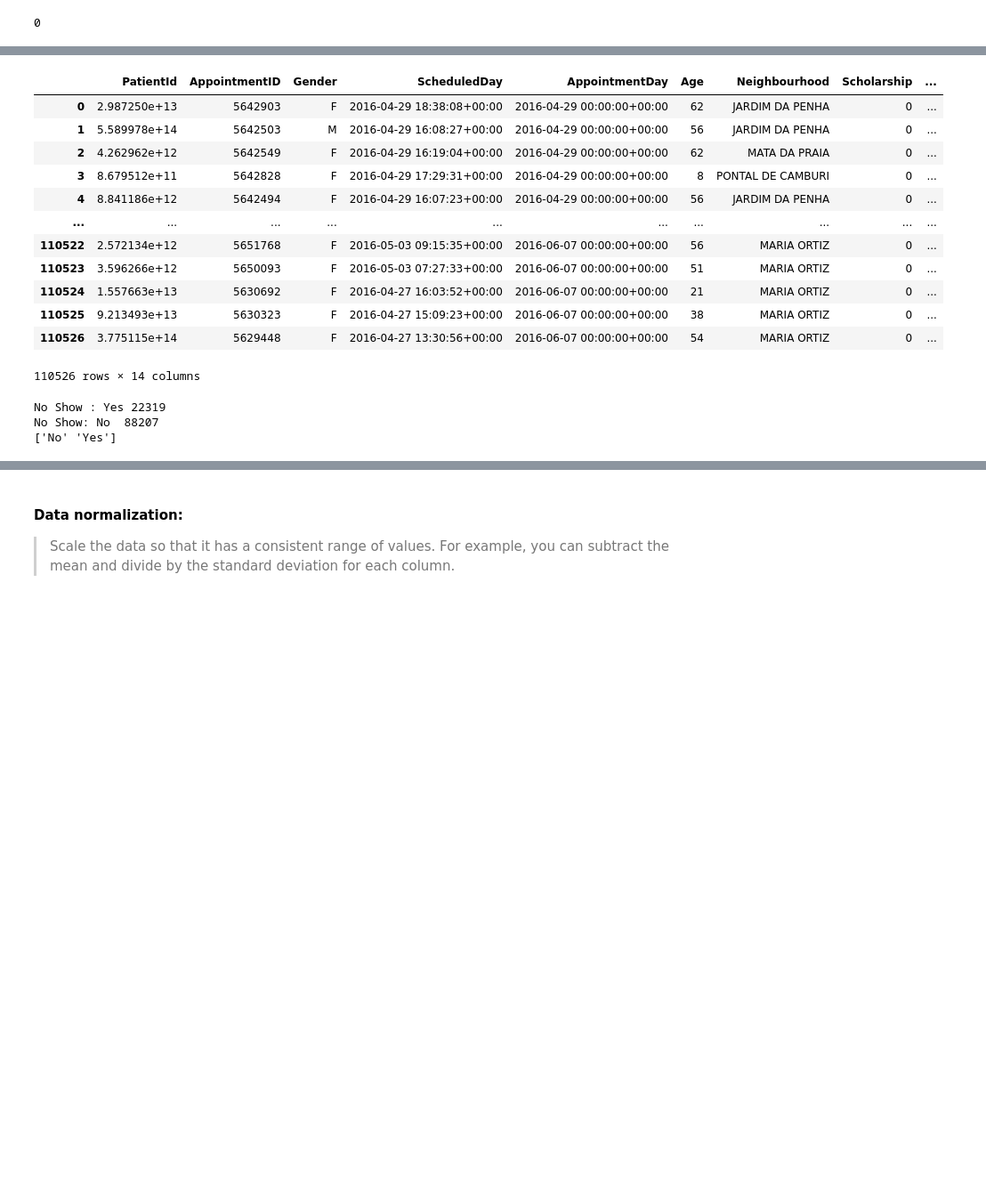
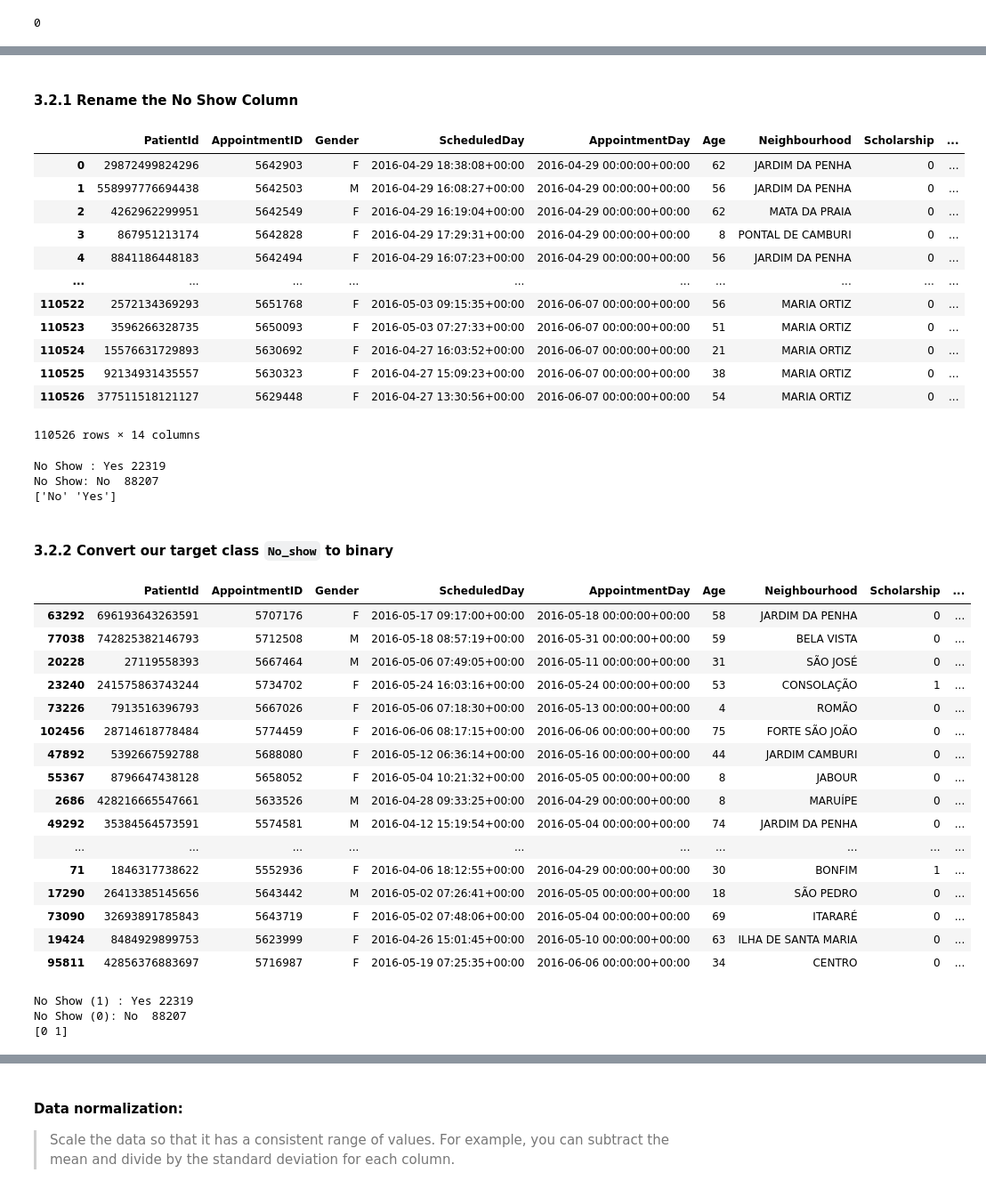
Before and after one commit to philipobiorah/no_show_appointments, a Jupyter notebook: No_show_appointments.ipynb, the cells around one changed output, grey strips where cells are left out. Shown at 89% size. Cells and saved outputs as stored; diff of their text form; code cells hidden in the pictures; blank space fills up the shorter version.

```diff
--- a/No_show_appointments.ipynb
+++ b/No_show_appointments.ipynb
@@ -300,11 +309,11 @@ dtype: object
 # %%
-#We fix the inconsistencies in the data
-# Let remove rows with negative or invalide age values
-#df[(df.Handcap == 0 | df.Handcap == 1)]
-df_clean = df_clean[(df_clean['Handcap'] == 0) | (df_clean['Handcap'] == 1)]
-
-#Text that inconsistent datatypes has been removed form `Handcap` column
+#Fix inconsistencis in the Handicap values by replacing values greater than 0 with 1
 print("Handicap unique values: ")
+print(df_clean['Handcap'].unique())
+## Let remove replace the Handicap values greater than 0 with 1 Handicap unique values: [0 1 2 3 4]
+df_clean['Handcap'].replace([2, 3, 4], 1, inplace=True)
+#Test that inconsistent datatypes has been removed form `Handcap` column
+print("Test : Handicap unique values: ")
 print(df_clean.Handcap.unique())
 # %% [output]
 Handicap unique values:
@@ -318,0 +334,5 @@ print(len(df_clean[(df_clean['Age'] < 0) |( df_clean['Age'] > 120)]))
+# %%
+# Convert `PatientID` column form Float to Integer
+df_clean['PatientId'] = df_clean['PatientId'].astype('int64')
+# Test  Convert `PatientID` column form Float to Integer
+df_clean
@@ -321,22 +355,24 @@ print(len(df_clean[(df_clean['Age'] < 0) |( df_clean['Age'] > 120)]))
 > Convert categorical data into numerical data. For example, you can convert the "Gender" column into a binary variable with 1 indicating female and 0 indicating male.
 Aggregate data into summary statistics. For example, you can calculate the mean, median, and standard deviation for the "Age" column.    To improve data quality and usability of data we rename the No-Show column
+# %% [markdown]
+#### 3.2.1  Rename the No Show Column
 # %%
 #we rename the No-Show
 df_clean = df_clean.rename(columns={'No-show':'No_show'})
 df_clean
 # %% [output]
 |  | PatientId | AppointmentID | Gender | ScheduledDay | AppointmentDay | Age | Neighbourhood | Scholarship | ... |
-| 0 | 2.987250e+13 | 5642903 | F | 2016-04-29 18:38:08+00:00 | 2016-04-29 00:00:00+00:00 | 62 | JARDIM DA PENHA | 0 | ... |
-| 1 | 5.589978e+14 | 5642503 | M | 2016-04-29 16:08:27+00:00 | 2016-04-29 00:00:00+00:00 | 56 | JARDIM DA PENHA | 0 | ... |
-| 2 | 4.262962e+12 | 5642549 | F | 2016-04-29 16:19:04+00:00 | 2016-04-29 00:00:00+00:00 | 62 | MATA DA PRAIA | 0 | ... |
-| 3 | 8.679512e+11 | 5642828 | F | 2016-04-29 17:29:31+00:00 | 2016-04-29 00:00:00+00:00 | 8 | PONTAL DE CAMBURI | 0 | ... |
-| 4 | 8.841186e+12 | 5642494 | F | 2016-04-29 16:07:23+00:00 | 2016-04-29 00:00:00+00:00 | 56 | JARDIM DA PENHA | 0 | ... |
+| 0 | 29872499824296 | 5642903 | F | 2016-04-29 18:38:08+00:00 | 2016-04-29 00:00:00+00:00 | 62 | JARDIM DA PENHA | 0 | ... |
+| 1 | 558997776694438 | 5642503 | M | 2016-04-29 16:08:27+00:00 | 2016-04-29 00:00:00+00:00 | 56 | JARDIM DA PENHA | 0 | ... |
+| 2 | 4262962299951 | 5642549 | F | 2016-04-29 16:19:04+00:00 | 2016-04-29 00:00:00+00:00 | 62 | MATA DA PRAIA | 0 | ... |
+| 3 | 867951213174 | 5642828 | F | 2016-04-29 17:29:31+00:00 | 2016-04-29 00:00:00+00:00 | 8 | PONTAL DE CAMBURI | 0 | ... |
+| 4 | 8841186448183 | 5642494 | F | 2016-04-29 16:07:23+00:00 | 2016-04-29 00:00:00+00:00 | 56 | JARDIM DA PENHA | 0 | ... |
 | ... | ... | ... | ... | ... | ... | ... | ... | ... | ... |
-| 110522 | 2.572134e+12 | 5651768 | F | 2016-05-03 09:15:35+00:00 | 2016-06-07 00:00:00+00:00 | 56 | MARIA ORTIZ | 0 | ... |
-| 110523 | 3.596266e+12 | 5650093 | F | 2016-05-03 07:27:33+00:00 | 2016-06-07 00:00:00+00:00 | 51 | MARIA ORTIZ | 0 | ... |
-| 110524 | 1.557663e+13 | 5630692 | F | 2016-04-27 16:03:52+00:00 | 2016-06-07 00:00:00+00:00 | 21 | MARIA ORTIZ | 0 | ... |
-| 110525 | 9.213493e+13 | 5630323 | F | 2016-04-27 15:09:23+00:00 | 2016-06-07 00:00:00+00:00 | 38 | MARIA ORTIZ | 0 | ... |
-| 110526 | 3.775115e+14 | 5629448 | F | 2016-04-27 13:30:56+00:00 | 2016-06-07 00:00:00+00:00 | 54 | MARIA ORTIZ | 0 | ... |
+| 110522 | 2572134369293 | 5651768 | F | 2016-05-03 09:15:35+00:00 | 2016-06-07 00:00:00+00:00 | 56 | MARIA ORTIZ | 0 | ... |
+| 110523 | 3596266328735 | 5650093 | F | 2016-05-03 07:27:33+00:00 | 2016-06-07 00:00:00+00:00 | 51 | MARIA ORTIZ | 0 | ... |
+| 110524 | 15576631729893 | 5630692 | F | 2016-04-27 16:03:52+00:00 | 2016-06-07 00:00:00+00:00 | 21 | MARIA ORTIZ | 0 | ... |
+| 110525 | 92134931435557 | 5630323 | F | 2016-04-27 15:09:23+00:00 | 2016-06-07 00:00:00+00:00 | 38 | MARIA ORTIZ | 0 | ... |
+| 110526 | 377511518121127 | 5629448 | F | 2016-04-27 13:30:56+00:00 | 2016-06-07 00:00:00+00:00 | 54 | MARIA ORTIZ | 0 | ... |
 110526 rows × 14 columns
 # %%
 print("No Show : Yes",df_clean[df_clean.No_show == "Yes"].shape[0])
@@ -346,3 +382,35 @@ print(df_clean.No_show.unique())
 No Show : Yes 22319
 No Show: No  88207
 ['No' 'Yes']
+# %% [markdown]
+#### 3.2.2 Convert our target class `No_show` to binary
+# %%
+
+df_clean['No_show'] = (df_clean['No_show'] == "Yes").astype(int)
+df_clean.sample(20)
+# %% [output]
+|  | PatientId | AppointmentID | Gender | ScheduledDay | AppointmentDay | Age | Neighbourhood | Scholarship | ... |
+| 63292 | 696193643263591 | 5707176 | F | 2016-05-17 09:17:00+00:00 | 2016-05-18 00:00:00+00:00 | 58 | JARDIM DA PENHA | 0 | ... |
+| 77038 | 742825382146793 | 5712508 | M | 2016-05-18 08:57:19+00:00 | 2016-05-31 00:00:00+00:00 | 59 | BELA VISTA | 0 | ... |
+| 20228 | 27119558393 | 5667464 | M | 2016-05-06 07:49:05+00:00 | 2016-05-11 00:00:00+00:00 | 31 | SÃO JOSÉ | 0 | ... |
+| 23240 | 241575863743244 | 5734702 | F | 2016-05-24 16:03:16+00:00 | 2016-05-24 00:00:00+00:00 | 53 | CONSOLAÇÃO | 1 | ... |
+| 73226 | 7913516396793 | 5667026 | F | 2016-05-06 07:18:30+00:00 | 2016-05-13 00:00:00+00:00 | 4 | ROMÃO | 0 | ... |
+| 102456 | 28714618778484 | 5774459 | F | 2016-06-06 08:17:15+00:00 | 2016-06-06 00:00:00+00:00 | 75 | FORTE SÃO JOÃO | 0 | ... |
+| 47892 | 5392667592788 | 5688080 | F | 2016-05-12 06:36:14+00:00 | 2016-05-16 00:00:00+00:00 | 44 | JARDIM CAMBURI | 0 | ... |
+| 55367 | 8796647438128 | 5658052 | F | 2016-05-04 10:21:32+00:00 | 2016-05-05 00:00:00+00:00 | 8 | JABOUR | 0 | ... |
+| 2686 | 428216665547661 | 5633526 | M | 2016-04-28 09:33:25+00:00 | 2016-04-29 00:00:00+00:00 | 8 | MARUÍPE | 0 | ... |
+| 49292 | 35384564573591 | 5574581 | M | 2016-04-12 15:19:54+00:00 | 2016-05-04 00:00:00+00:00 | 74 | JARDIM DA PENHA | 0 | ... |
+| ... | ... | ... | ... | ... | ... | ... | ... | ... | ... |
+| 71 | 1846317738622 | 5552936 | F | 2016-04-06 18:12:55+00:00 | 2016-04-29 00:00:00+00:00 | 30 | BONFIM | 1 | ... |
+| 17290 | 26413385145656 | 5643442 | M | 2016-05-02 07:26:41+00:00 | 2016-05-05 00:00:00+00:00 | 18 | SÃO PEDRO | 0 | ... |
+| 73090 | 32693891785843 | 5643719 | F | 2016-05-02 07:48:06+00:00 | 2016-05-04 00:00:00+00:00 | 69 | ITARARÉ | 0 | ... |
+| 19424 | 8484929899753 | 5623999 | F | 2016-04-26 15:01:45+00:00 | 2016-05-10 00:00:00+00:00 | 63 | ILHA DE SANTA MARIA | 0 | ... |
+| 95811 | 42856376883697 | 5716987 | F | 2016-05-19 07:25:35+00:00 | 2016-06-06 00:00:00+00:00 | 34 | CENTRO | 0 | ... |
+# %%
+print("No Show (1) : Yes",df_clean[df_clean.No_show == 1].shape[0])
+print("No Show (0): No ", df_clean[df_clean.No_show == 0].shape[0])
+print(df_clean.No_show.unique())
+# %% [output]
+No Show (1) : Yes 22319
+No Show (0): No  88207
+[0 1]
```
Also changed, not shown: parts of 29 cells of this notebook.
